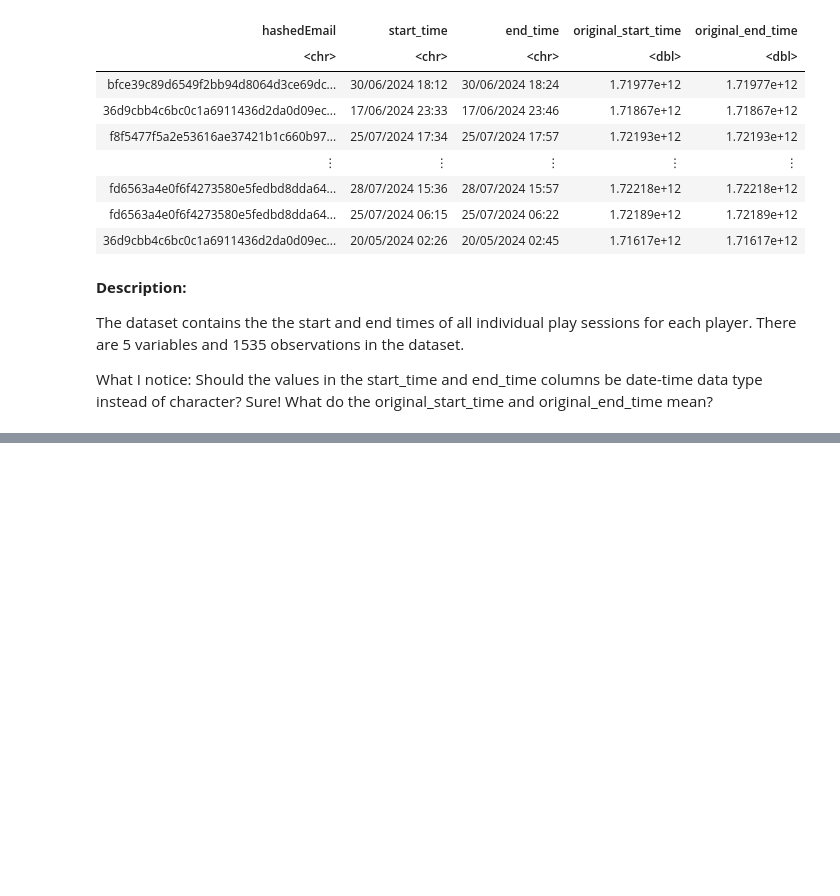
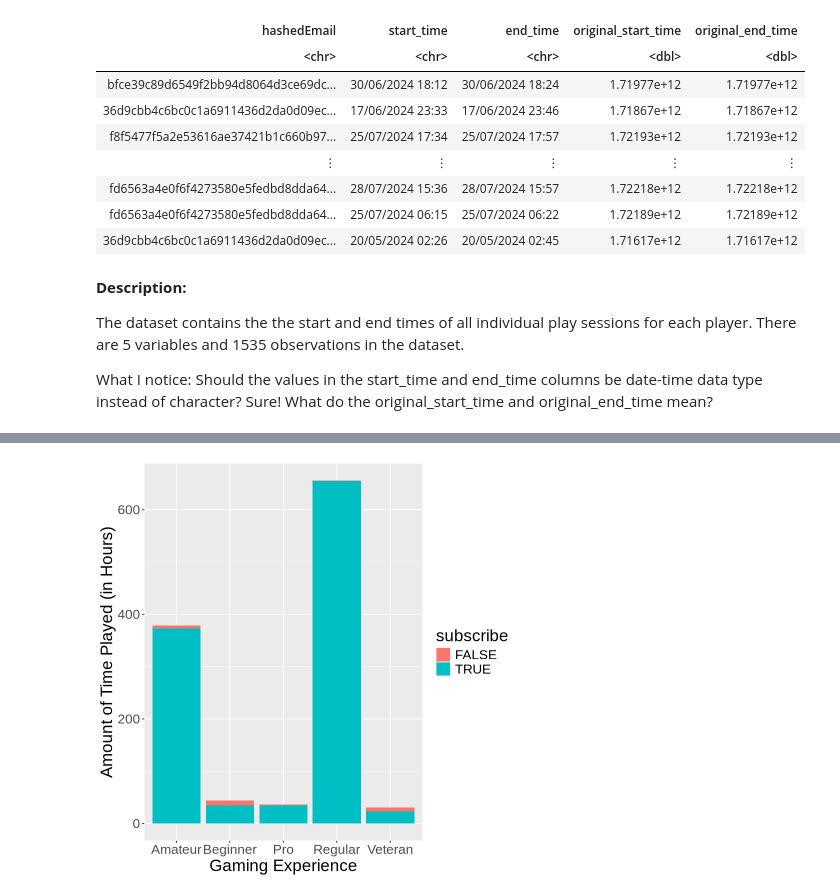
Before and after one commit to Gabriella478/dsci-100-project, a Jupyter notebook: project-2025.ipynb, the cells around one changed output, grey strips where cells are left out. Drawn from its saved outputs; the diff is of its cells as text; code cells hidden in the pictures; blank space fills up the shorter version.

```diff
--- a/project-2025.ipynb
+++ b/project-2025.ipynb
@@ -146,0 +252,10 @@ What do the original_start_time and original_end_time mean?
+# %%
+bar <- players |>
+    ggplot(aes(x = experience, y = played_hours, fill = subscribe)) +
+        geom_bar(stat = "identity") +
+        xlab("Gaming Experience") +
+        ylab("Amount of Time Played (in Hours)") +
+        theme(text = element_text(size = 20))
+bar
+# %% [output]
+[figure, added]
```
Also changed, not shown: parts of 7 cells of this notebook.
